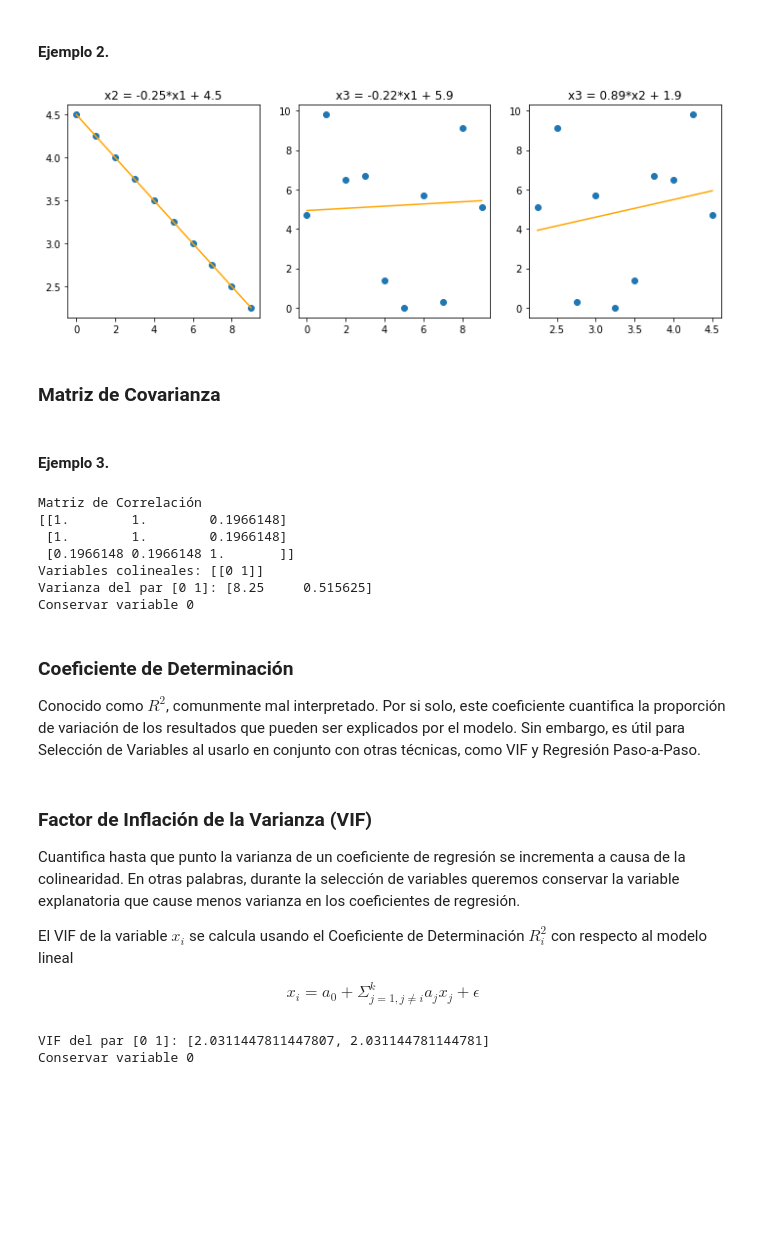
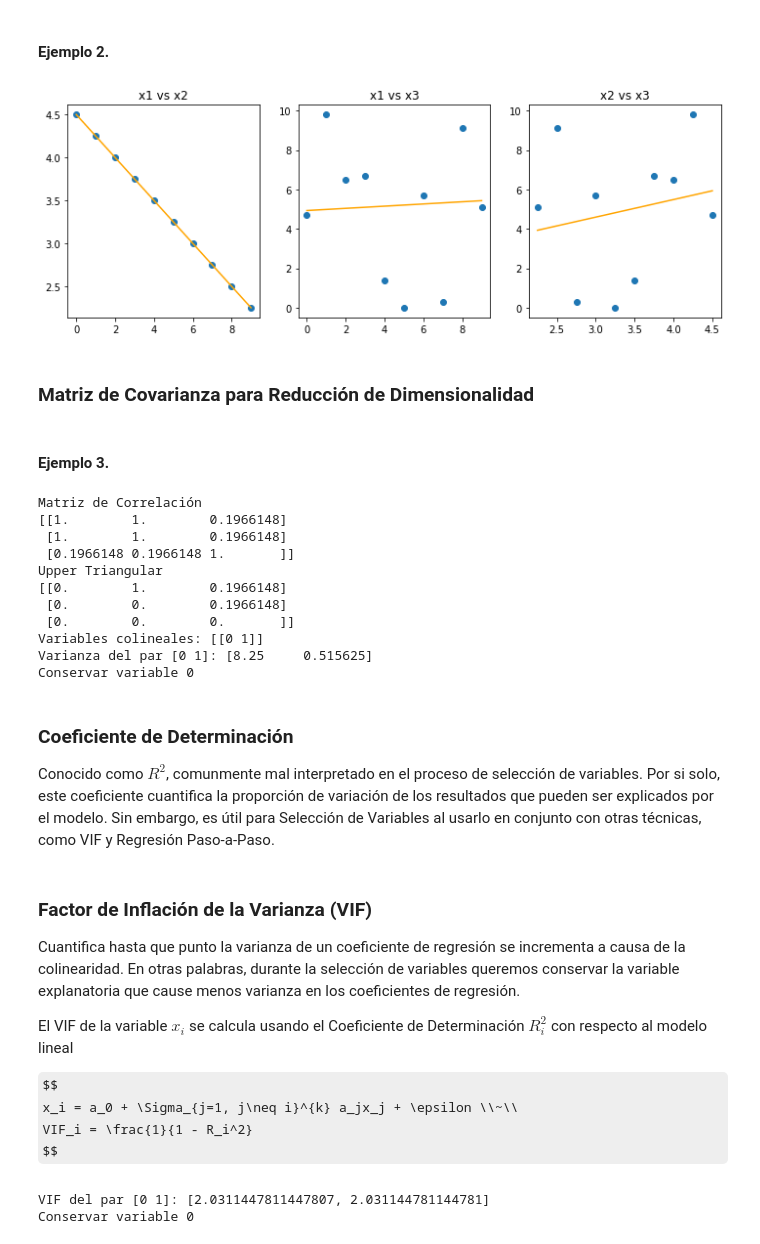
Before and after one commit to eramirem/fcen_taller_ml, a Jupyter notebook: 01_selection.ipynb, the cells around one changed output. Drawn from its saved outputs; the diff is of its cells as text; code cells hidden in the pictures; some formulas as TeX source; blank space fills up the shorter version.

```diff
--- a/01_selection.ipynb
+++ b/01_selection.ipynb
@@ -67,35 +68,31 @@ Ocurre cuando una o más variables exógenas están altamente correlacionadas. E
 # %%
 ols.fit(x1[:, np.newaxis], x2)
 x_12 = ols.predict(x1[:, np.newaxis])
-(a_12,), b_12 = ols.coef_, ols.intercept_
 ols.fit(x1[:, np.newaxis], x3)
 x_13 = ols.predict(x2[:, np.newaxis])
-a_13, b_13 = ols.coef_, ols.intercept_
 ols.fit(x2[:, np.newaxis], x3)
 x_23 = ols.predict(x2[:, np.newaxis])
-a_23, b_23 = ols.coef_, ols.intercept_
 
 fig, (ax1, ax2, ax3) = plt.subplots(1, 3, figsize=(12, 4))
 ax1.scatter(x1, x2)
 ax1.plot(x1, x_12, "orange")
-ax1.set_title("x2 = %.2f*x1 + %.1f" % (a_12, b_12))
+ax1.set_title("x1 vs x2")
 ax2.scatter(x1, x3)
 ax2.plot(x1, x_13, "orange")
-ax2.set_title("x3 = %.2f*x1 + %.1f" % (a_13, b_13))
+ax2.set_title("x1 vs x3")
 ax3.scatter(x2, x3)
 ax3.plot(x2, x_23, "orange")
-ax3.set_title("x3 = %.2f*x2 + %.1f" % (a_23, b_23))
+ax3.set_title("x2 vs x3")
 plt.show()
 # %% [output]
-[figure, old version]
+[figure, new version]
 # %% [markdown]
-### Matriz de Covarianza
+### Matriz de Covarianza para Reducción de Dimensionalidad
 # %% [markdown]
 #### Ejemplo 3.
 # %%
 # Límite de correlación
 threshold = 0.9
-# Matriz de Variables
 X = np.vstack([x1, x2, x3]).T
 # Matriz de Correlación
 K = np.abs(np.corrcoef(X, rowvar=False))
@@ -104,6 +101,8 @@ print(K)
 
 # Selecccionar matriz triangular, excluír diagonal
 U = np.triu(K, k=1)
+print("Upper Triangular")
+print(U)
 # Encontrar pares de variables con correlación mayor a `threshold`
 collinear = np.argwhere(U > threshold)
 print("Variables colineales: %s" % collinear)
@@ -117,13 +116,17 @@ Matriz de Correlación
 [[1.        1.        0.1966148]
  [1.        1.        0.1966148]
  [0.1966148 0.1966148 1.       ]]
+Upper Triangular
+[[0.        1.        0.1966148]
+ [0.        0.        0.1966148]
+ [0.        0.        0.       ]]
 Variables colineales: [[0 1]]
 Varianza del par [0 1]: [8.25     0.515625]
 Conservar variable 0
 # %% [markdown]
 ### Coeficiente de Determinación
 
-Conocido como $R^2$, comunmente mal interpretado. Por si solo, este coeficiente cuantifica la proporción de variación de los resultados que pueden ser explicados por el modelo. Sin embargo, es útil para Selección de Variables al usarlo en conjunto con otras técnicas, como VIF y Regresión Paso-a-Paso.
+Conocido como $R^2$, comunmente mal interpretado en el proceso de selección de variables. Por si solo, este coeficiente cuantifica la proporción de variación de los resultados que pueden ser explicados por el modelo. Sin embargo, es útil para Selección de Variables al usarlo en conjunto con otras técnicas, como VIF y Regresión Paso-a-Paso.
 # %% [markdown]
 ### Factor de Inflación de la Varianza (VIF)
 
@@ -132,7 +135,8 @@ Cuantifica hasta que punto la varianza de un coeficiente de regresión se increm
 El VIF de la variable $x_i$ se calcula usando el Coeficiente de Determinación $R^2_{i}$ con respecto al modelo lineal
 
 $$
-x_i = a_0 + \Sigma_{j=1, j\neq i}^{k} a_jx_j + \epsilon
+x_i = a_0 + \Sigma_{j=1, j\neq i}^{k} a_jx_j + \epsilon \\~\\
+VIF_i = \frac{1}{1 - R_i^2}
 $$
 # %%
 for pair in collinear:
```
Also changed, not shown: parts of 4 cells of this notebook.
